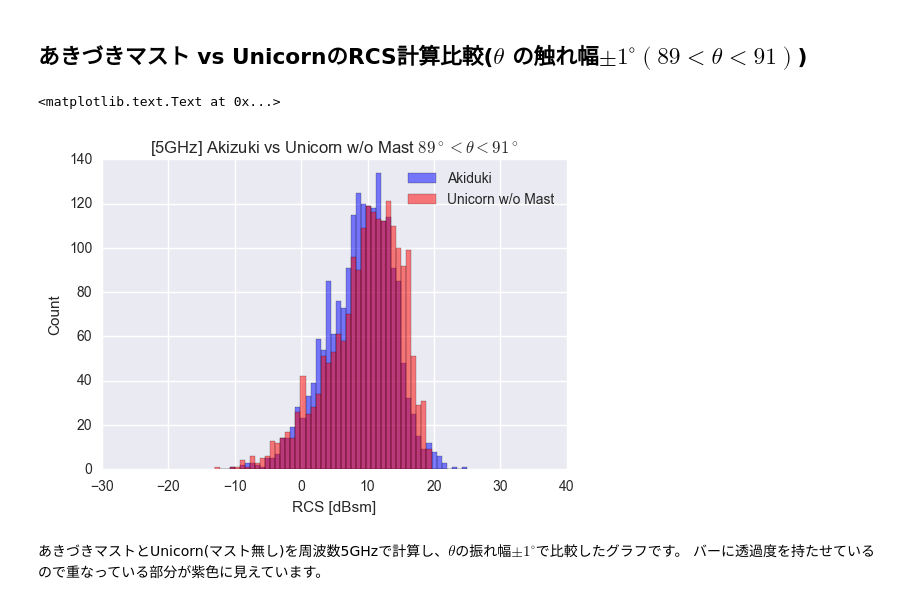
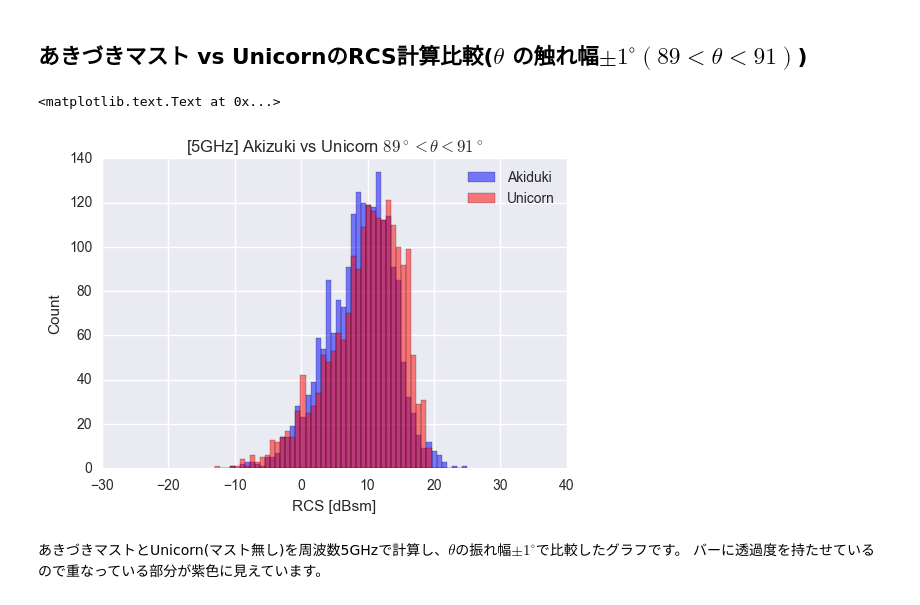
Before and after one commit to u1and0/PlotFEKO, a Jupyter notebook: plot_histgram.ipynb, the cells around one changed output. Cells and saved outputs as stored; diff of their text form; code cells hidden in the pictures.

```diff
--- a/plot_histgram.ipynb
+++ b/plot_histgram.ipynb
@@ -1508,15 +1508,15 @@ df_unic_wo_mast_nallow = chu(df_unic_wo_mast, 'theta', 89, 91)
 # pd.merge(df_v3c_nallow, df_unic_wo_mast_nallow, on=[
 #          'theta', 'phi'], how='outer', suffixes=['v3', 'uni'])  # データの確認
 # %%
-deg1=merge([df_v3c_nallow['rcs_d'], df_unic_wo_mast_nallow['rcs_d']], ['Akiduki', 'Unicorn w/o Mast'])
+deg1=merge([df_v3c_nallow['rcs_d'], df_unic_wo_mast_nallow['rcs_d']], ['Akiduki', 'Unicorn'])
 fig=deg1.plot(y=deg1.columns[:], bins=50, kind='hist', alpha=0.5, color=('b', 'r'))
 fig.set_xlabel('RCS [dBsm]')
 fig.set_ylabel('Count')
 fig.set_xlim([-30,40])
-fig.set_title('[5GHz] Akizuki vs Unicorn w/o Mast $89^\circ < \\theta < 91^\circ$')
+fig.set_title('[5GHz] Akizuki vs Unicorn $89^\circ < \\theta < 91^\circ$')
 # %% [output]
 <matplotlib.text.Text at 0x...>
-[figure, old version]
+[figure, new version]
 # %% [markdown]
 あきづきマストとUnicorn(マスト無し)を周波数5GHzで計算し、$\theta$の振れ幅$\pm1^\circ$で比較したグラフです。
 バーに透過度を持たせているので重なっている部分が紫色に見えています。
```
Also changed, not shown: parts of 28 cells of this notebook, 2 other files.
